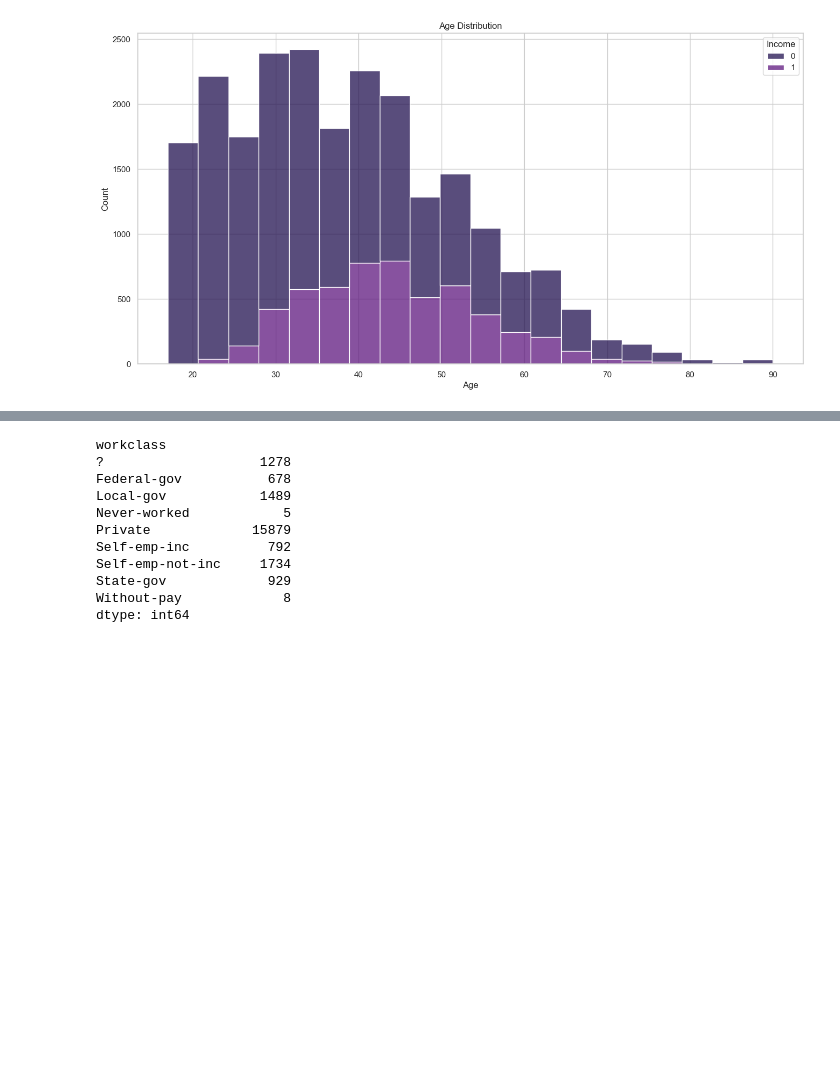
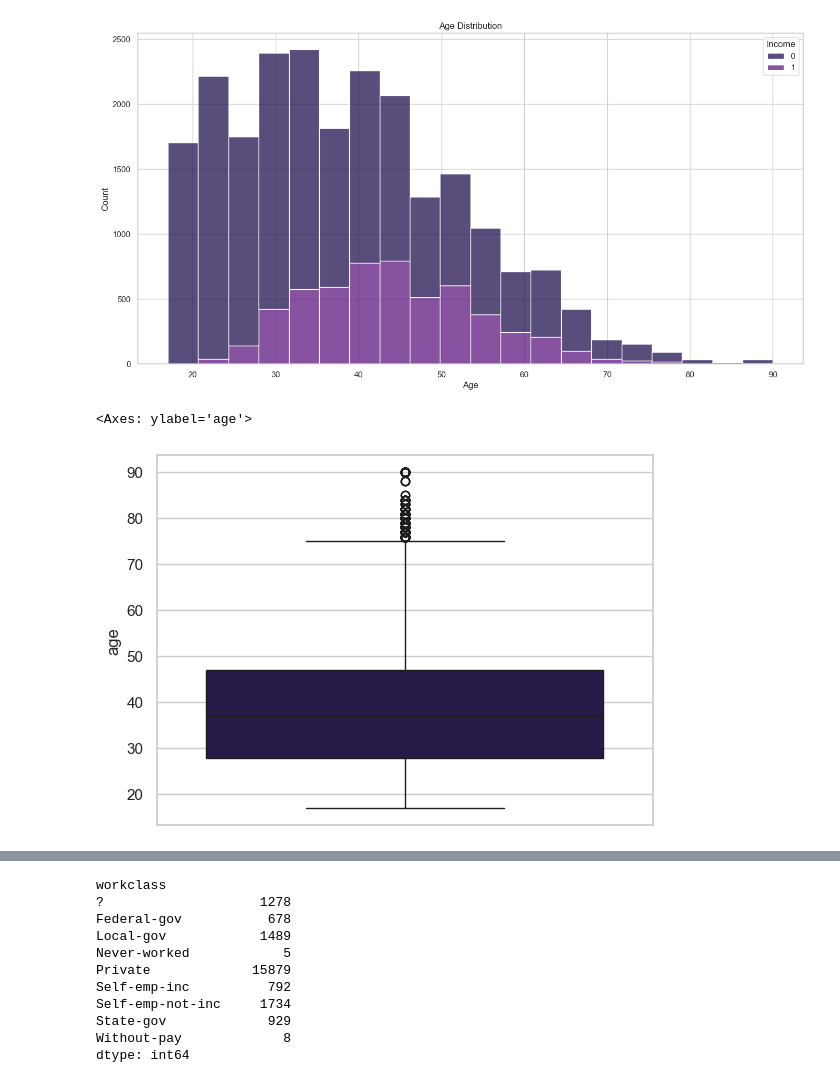
Before and after one commit to Laihb1106205841/CS311-AI-Peoject3-XGBoost, a Jupyter notebook: Visualization.ipynb, the cells around one changed output, grey strips where cells are left out. Saved outputs shown, nothing was run; the diff lists cells and outputs as text; code cells hidden in the pictures; blank space fills up the shorter version.

```diff
--- a/Visualization.ipynb
+++ b/Visualization.ipynb
@@ -132,3 +115,8 @@ plt.title('Age Distribution')
 plt.show()
 # %% [output]
 [figure]
+# %%
+sns.boxplot(train_data['age'])
+# %% [output]
+<Axes: ylabel='age'>
+[figure, added]
```
Also changed, not shown: parts of 14 cells of this notebook, 2 other files.
